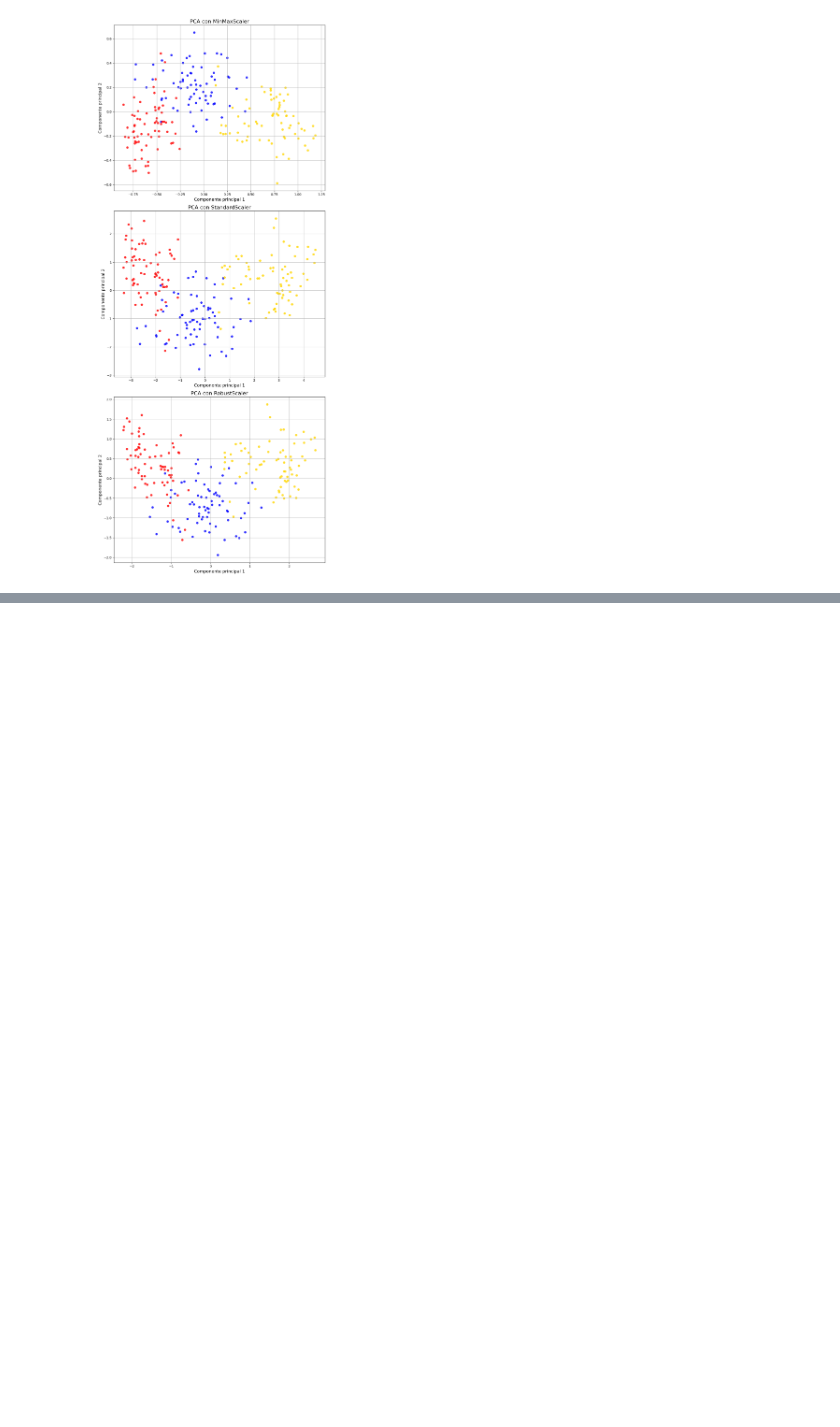
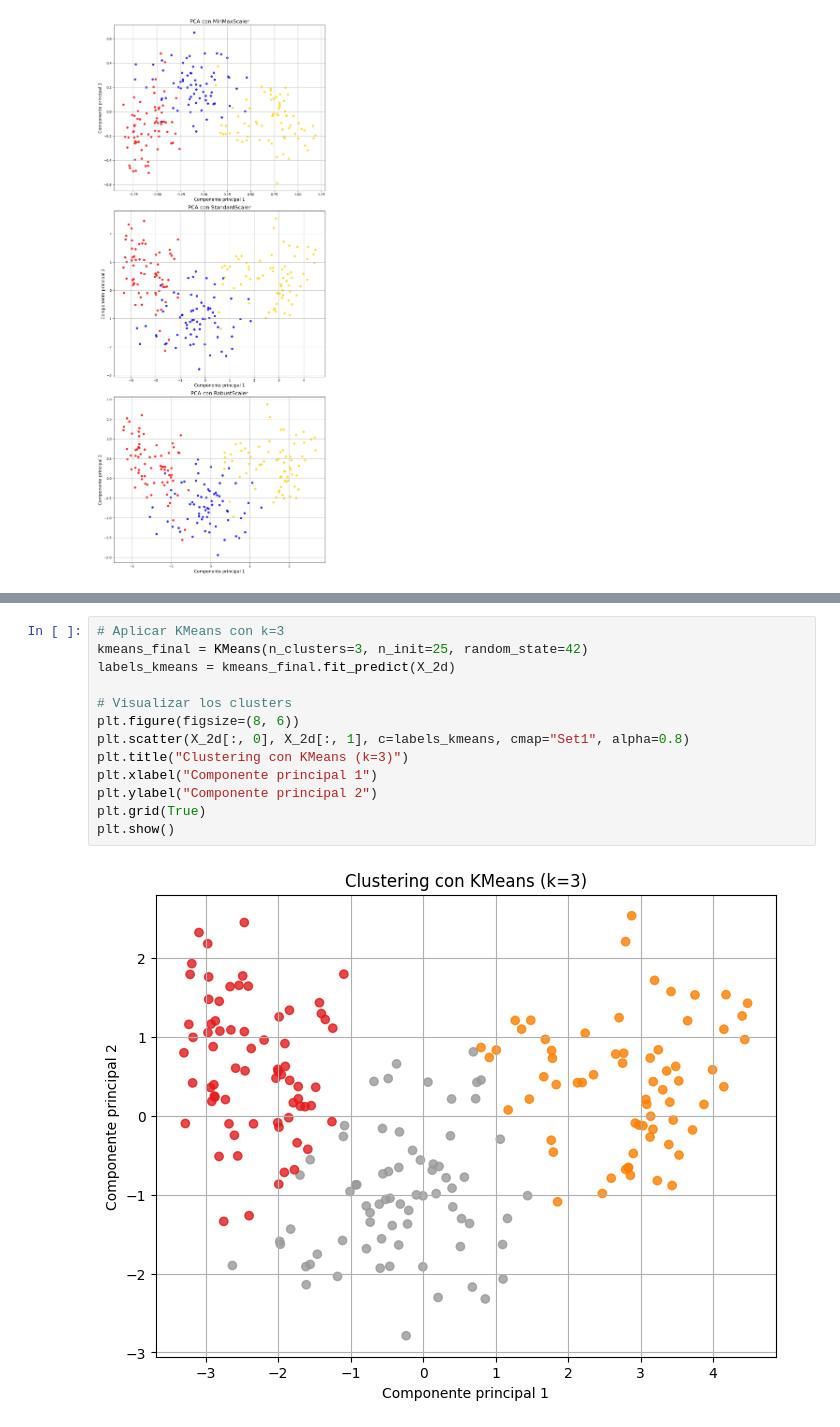
Before and after one commit to 100454201/Grupo35_Practica2, a Jupyter notebook: notebook_P2.ipynb, the cells around one changed output, grey strips where cells are left out. Saved outputs shown, nothing was run; the diff lists cells and outputs as text; blank space fills up the shorter version.

```diff
--- a/notebook_P2.ipynb
+++ b/notebook_P2.ipynb
@@ -64,0 +117,15 @@ Los puntos están coloreados según la clase real de semilla:
+# %%
+# Aplicar KMeans con k=3
+kmeans_final = KMeans(n_clusters=3, n_init=25, random_state=42)
+labels_kmeans = kmeans_final.fit_predict(X_2d)
+
+# Visualizar los clusters
+plt.figure(figsize=(8, 6))
+plt.scatter(X_2d[:, 0], X_2d[:, 1], c=labels_kmeans, cmap="Set1", alpha=0.8)
+plt.title("Clustering con KMeans (k=3)")
+plt.xlabel("Componente principal 1")
+plt.ylabel("Componente principal 2")
+plt.grid(True)
+plt.show()
+# %% [output]
+[figure, added]
```
Also changed, not shown: parts of 15 cells of this notebook.
